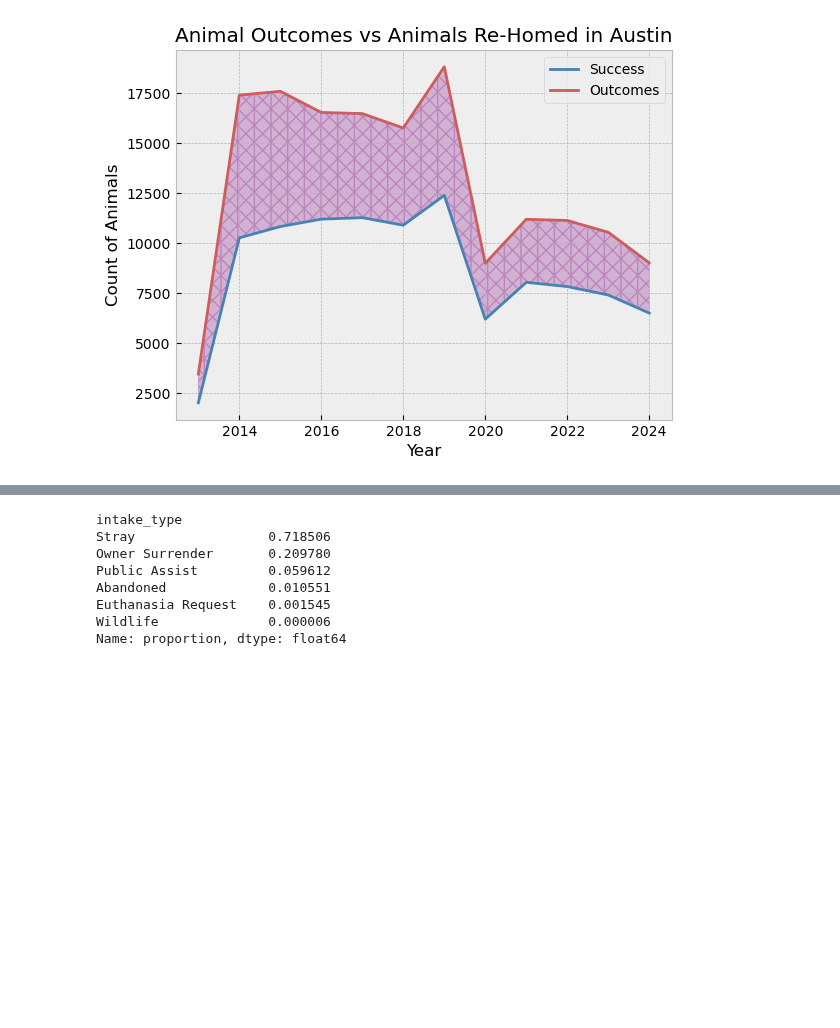
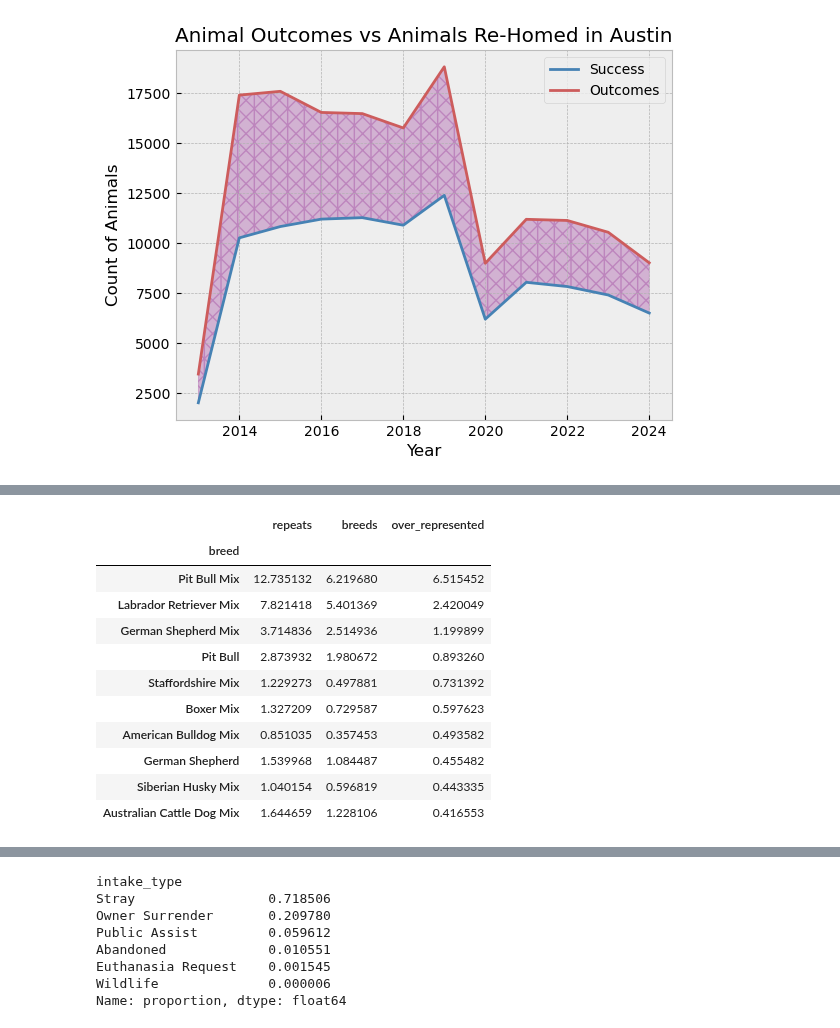
Before and after one commit to kncramer/animal-shelter-outcomes, a Jupyter notebook: code/02-eda.ipynb, the cells around one changed output, grey strips where cells are left out. Cells and saved outputs as stored; diff of their text form; code cells hidden in the pictures; blank space fills up the shorter version.

```diff
--- a/code/02-eda.ipynb
+++ b/code/02-eda.ipynb
@@ -166,0 +222,18 @@ fig.savefig('../images/compare_outcomes_austin.png')
+# %%
+# identifying the breeds that are over represented as repeat animals
+breed_repeat_ratio['over_represented'] = breed_repeat_ratio['repeats'] - breed_repeat_ratio['breeds']
+over_rep_10 = breed_repeat_ratio.sort_values(by='over_represented', ascending=False).head(10)
+over_rep_10
+# %% [output]
+|  | repeats | breeds | over_represented |
+| breed |  |  |  |
+| Pit Bull Mix | 12.735132 | 6.219680 | 6.515452 |
+| Labrador Retriever Mix | 7.821418 | 5.401369 | 2.420049 |
+| German Shepherd Mix | 3.714836 | 2.514936 | 1.199899 |
+| Pit Bull | 2.873932 | 1.980672 | 0.893260 |
+| Staffordshire Mix | 1.229273 | 0.497881 | 0.731392 |
+| Boxer Mix | 1.327209 | 0.729587 | 0.597623 |
+| American Bulldog Mix | 0.851035 | 0.357453 | 0.493582 |
+| German Shepherd | 1.539968 | 1.084487 | 0.455482 |
+| Siberian Husky Mix | 1.040154 | 0.596819 | 0.443335 |
+| Australian Cattle Dog Mix | 1.644659 | 1.228106 | 0.416553 |
```
Also changed, not shown: parts of 10 cells of this notebook, 2 other files.
